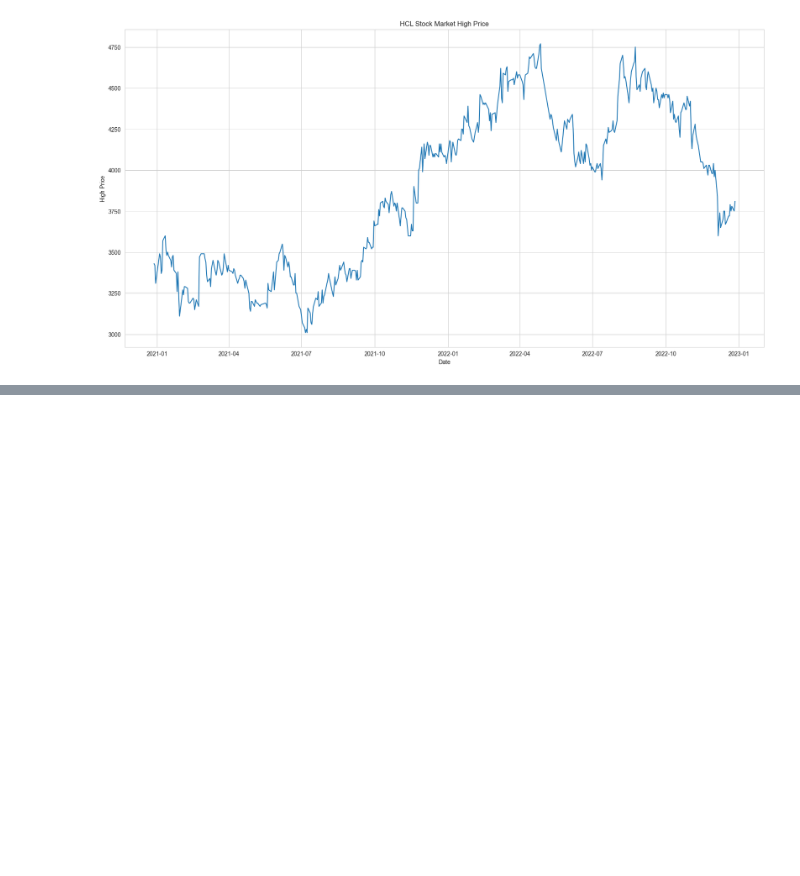
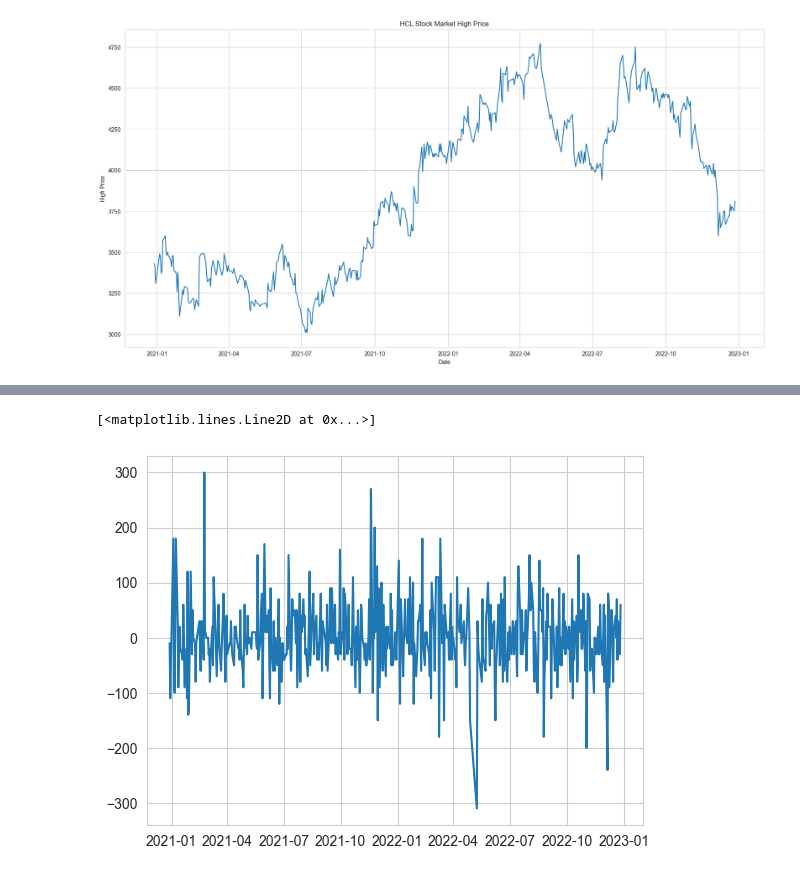
Before and after one commit to nadeap/Telkom-Prediction---ARIMA, a Jupyter notebook: predict.ipynb, the cells around one changed output, grey strips where cells are left out. Drawn from its saved outputs; the diff is of its cells as text; code cells hidden in the pictures; blank space fills up the shorter version.

```diff
--- a/predict.ipynb
+++ b/predict.ipynb
@@ -133,0 +181,7 @@ plt.plot(data['Close'])
+# %%
+ts_diff_1 = ts - ts.shift()
+ts_diff_1 = ts_diff_1.dropna()
+plt.plot(ts_diff_1)
+# %% [output]
+[<matplotlib.lines.Line2D at 0x...>]
+[figure, added]
```
Also changed, not shown: parts of 14 cells of this notebook.
